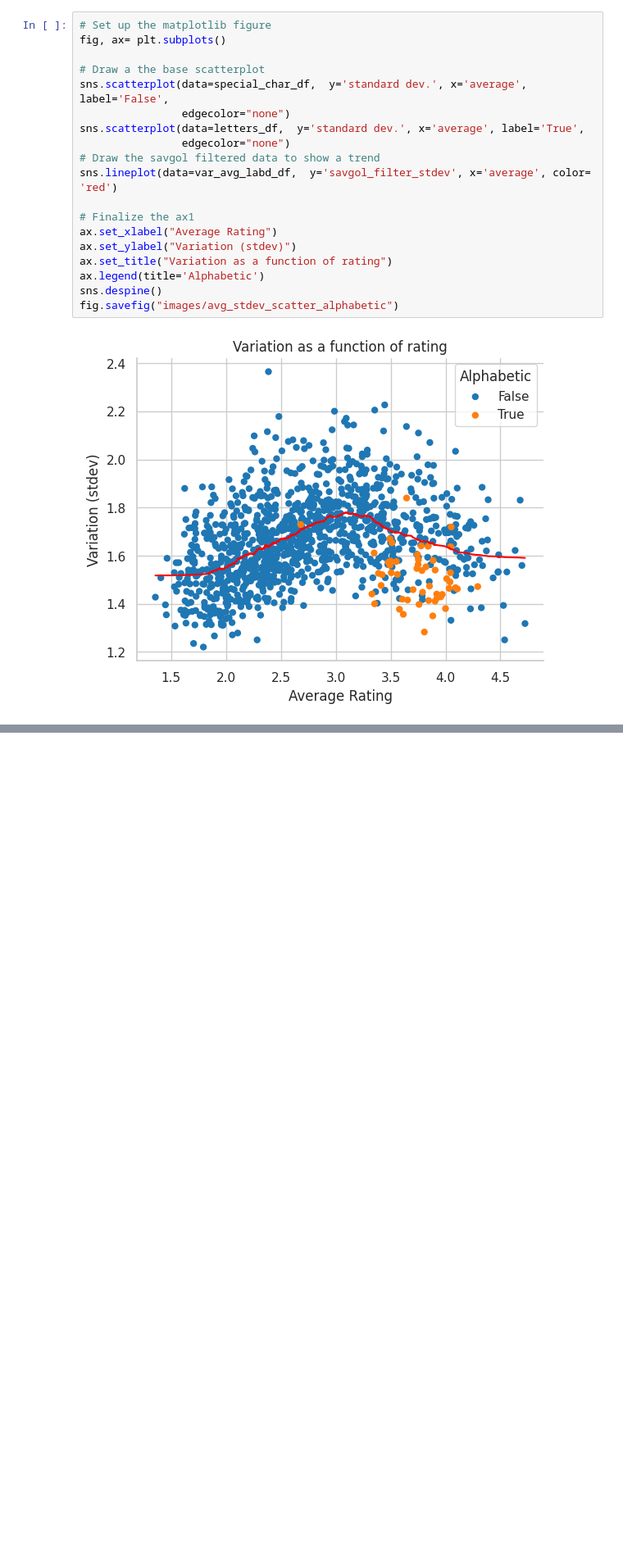
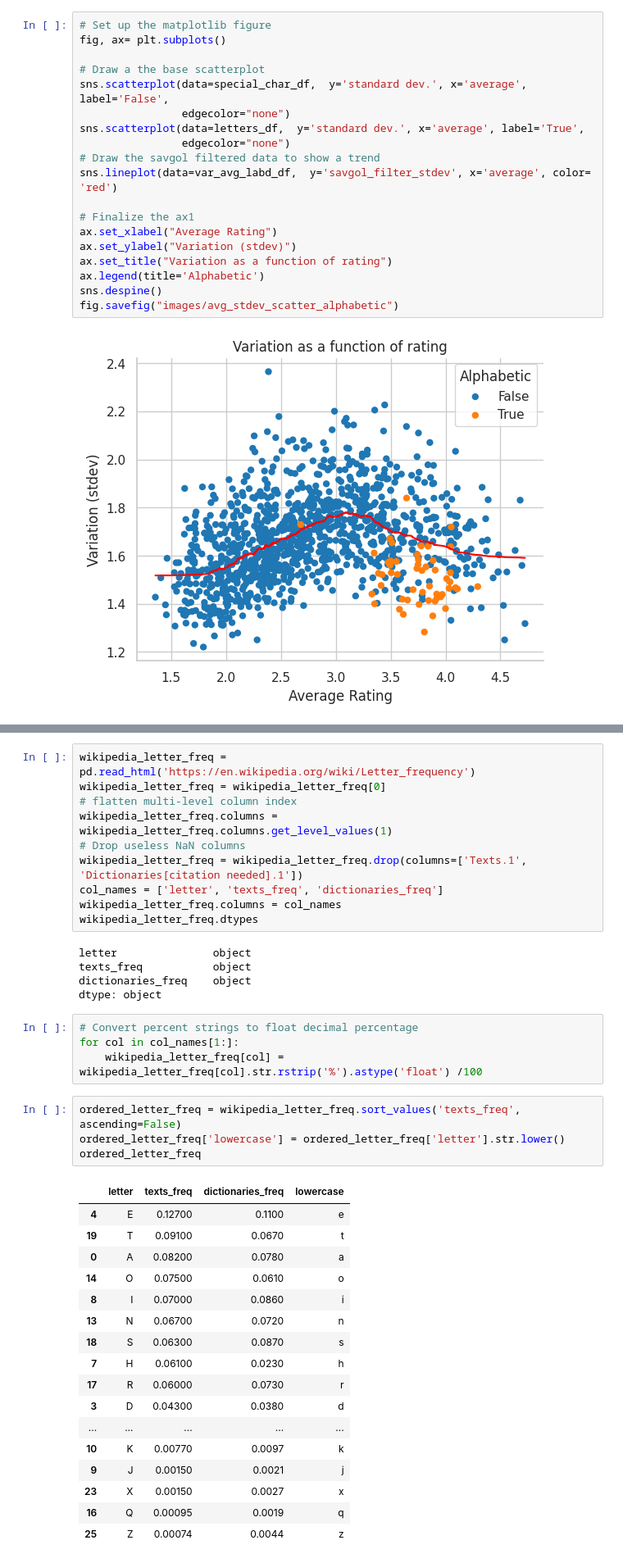
Before and after one commit to Nate-Sheibley/favorite_letters, a Jupyter notebook: favorite_letters.ipynb, the cells around one changed output, grey strips where cells are left out. Shown at 82% size. Drawn from its saved outputs; the diff is of its cells as text; blank space fills up the shorter version.

```diff
--- a/favorite_letters.ipynb
+++ b/favorite_letters.ipynb
@@ -448,0 +456,41 @@ fig.savefig("images/avg_stdev_scatter_alphabetic")
+# %%
+wikipedia_letter_freq = pd.read_html('https://en.wikipedia.org/wiki/Letter_frequency')
+wikipedia_letter_freq = wikipedia_letter_freq[0]
+# flatten multi-level column index
+wikipedia_letter_freq.columns = wikipedia_letter_freq.columns.get_level_values(1)
+# Drop useless NaN columns
+wikipedia_letter_freq = wikipedia_letter_freq.drop(columns=['Texts.1', 'Dictionaries[citation needed].1'])
+col_names = ['letter', 'texts_freq', 'dictionaries_freq']
+wikipedia_letter_freq.columns = col_names
+wikipedia_letter_freq.dtypes
+# %% [output]
+letter               object
+texts_freq           object
+dictionaries_freq    object
+dtype: object
+# %%
+# Convert percent strings to float decimal percentage
+for col in col_names[1:]:
+    wikipedia_letter_freq[col] = wikipedia_letter_freq[col].str.rstrip('%').astype('float') /100
+# %%
+ordered_letter_freq = wikipedia_letter_freq.sort_values('texts_freq', ascending=False)
+ordered_letter_freq['lowercase'] = ordered_letter_freq['letter'].str.lower()
+ordered_letter_freq
+# %% [output]
+|  | letter | texts_freq | dictionaries_freq | lowercase |
+| 4 | E | 0.12700 | 0.1100 | e |
+| 19 | T | 0.09100 | 0.0670 | t |
+| 0 | A | 0.08200 | 0.0780 | a |
+| 14 | O | 0.07500 | 0.0610 | o |
+| 8 | I | 0.07000 | 0.0860 | i |
+| 13 | N | 0.06700 | 0.0720 | n |
+| 18 | S | 0.06300 | 0.0870 | s |
+| 7 | H | 0.06100 | 0.0230 | h |
+| 17 | R | 0.06000 | 0.0730 | r |
+| 3 | D | 0.04300 | 0.0380 | d |
+| ... | ... | ... | ... | ... |
+| 10 | K | 0.00770 | 0.0097 | k |
+| 9 | J | 0.00150 | 0.0021 | j |
+| 23 | X | 0.00150 | 0.0027 | x |
+| 16 | Q | 0.00095 | 0.0019 | q |
+| 25 | Z | 0.00074 | 0.0044 | z |
```
Also changed, not shown: parts of 2 cells of this notebook, 1 other file.
